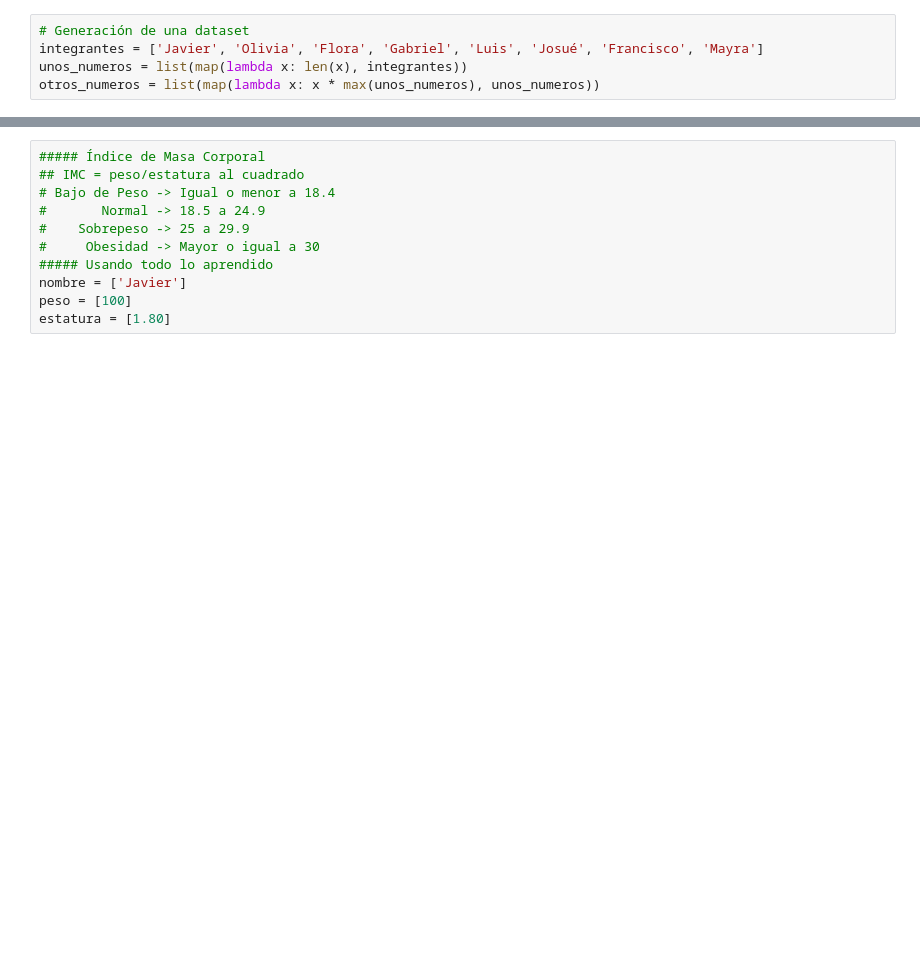
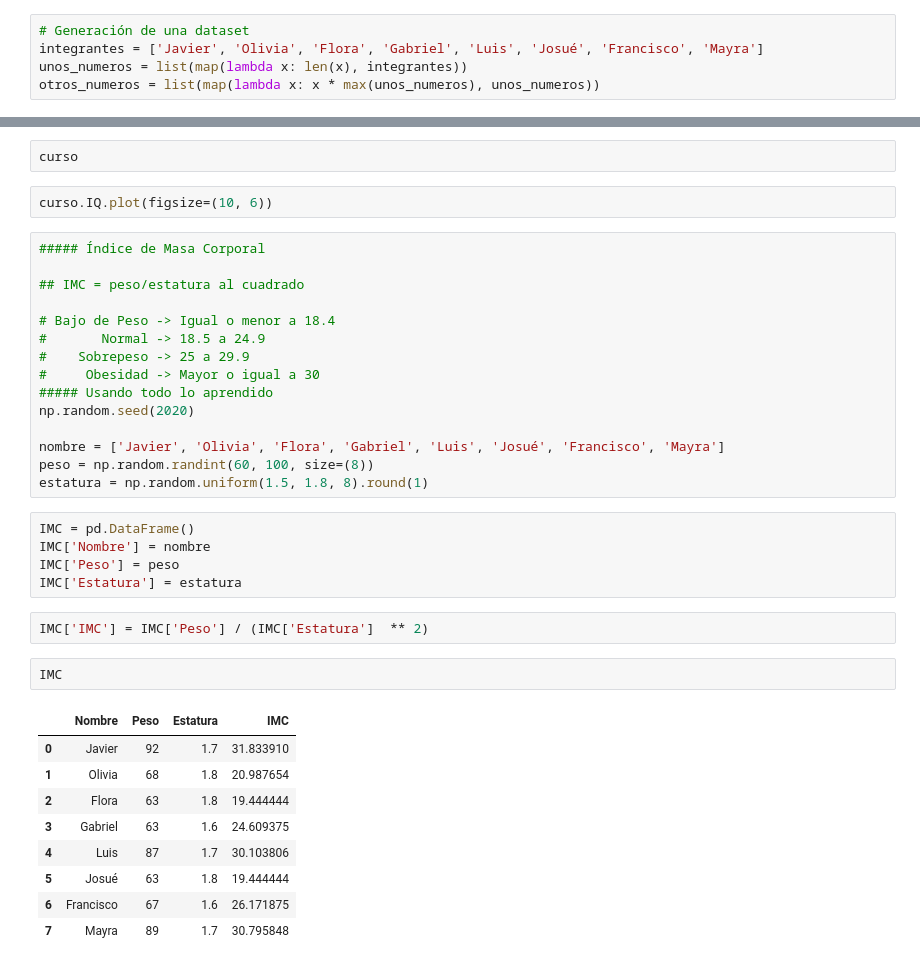
Before and after one commit to Sivlemx/Intro-Python-DataScience, a Jupyter notebook: Python-Clase-1.ipynb, the cells around one changed output, grey strips where cells are left out. Drawn from its saved outputs; the diff is of its cells as text; blank space fills up the shorter version.

```diff
--- a/Python-Clase-1.ipynb
+++ b/Python-Clase-1.ipynb
@@ -1018,11 +1132,38 @@ print(df)
+# %%
+curso
+# %%
+curso.IQ.plot(figsize=(10, 6))
 # %%
 ##### Índice de Masa Corporal
+
 ## IMC = peso/estatura al cuadrado
+
 # Bajo de Peso -> Igual o menor a 18.4
 #       Normal -> 18.5 a 24.9
 #    Sobrepeso -> 25 a 29.9
 #     Obesidad -> Mayor o igual a 30
 ##### Usando todo lo aprendido
-nombre = ['Javier']
-peso = [100]
-estatura = [1.80]
+np.random.seed(2020)
+
+nombre = ['Javier', 'Olivia', 'Flora', 'Gabriel', 'Luis', 'Josué', 'Francisco', 'Mayra']
+peso = np.random.randint(60, 100, size=(8))
+estatura = np.random.uniform(1.5, 1.8, 8).round(1)
+# %%
+IMC = pd.DataFrame()
+IMC['Nombre'] = nombre
+IMC['Peso'] = peso
+IMC['Estatura'] = estatura
+# %%
+IMC['IMC'] = IMC['Peso'] / (IMC['Estatura']  ** 2)
+# %%
+IMC
+# %% [output]
+|  | Nombre | Peso | Estatura | IMC |
+| 0 | Javier | 92 | 1.7 | 31.833910 |
+| 1 | Olivia | 68 | 1.8 | 20.987654 |
+| 2 | Flora | 63 | 1.8 | 19.444444 |
+| 3 | Gabriel | 63 | 1.6 | 24.609375 |
+| 4 | Luis | 87 | 1.7 | 30.103806 |
+| 5 | Josué | 63 | 1.8 | 19.444444 |
+| 6 | Francisco | 67 | 1.6 | 26.171875 |
+| 7 | Mayra | 89 | 1.7 | 30.795848 |
```
Also changed, not shown: parts of 30 cells of this notebook.
